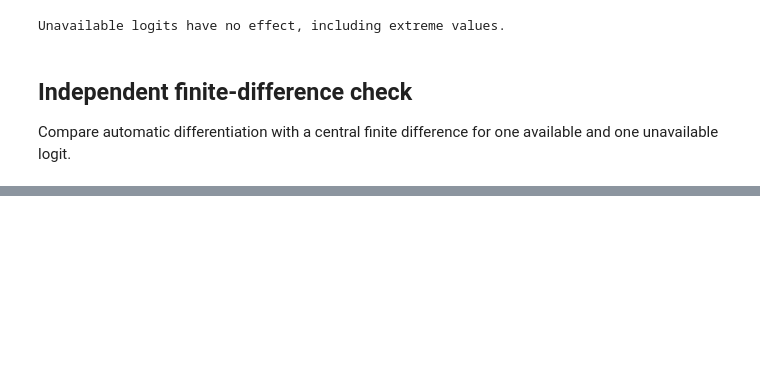
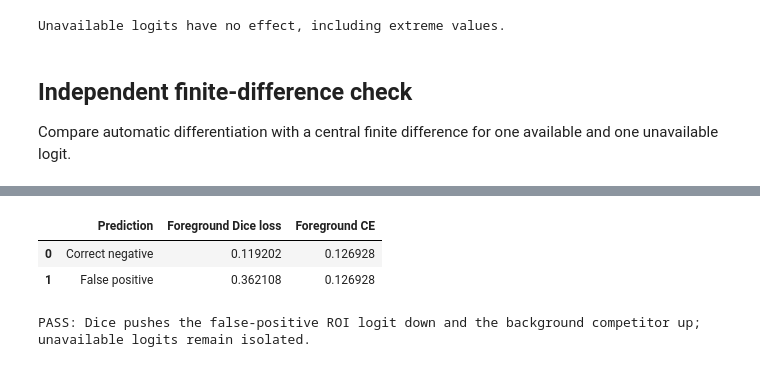
Before and after one commit to MarcelloDeSalvo/RNET3D, a Jupyter notebook: notebook/check_partial_label_loss_gradient.ipynb, the cells around one changed output, grey strips where cells are left out. Drawn from its saved outputs; the diff is of its cells as text; code cells hidden in the pictures; blank space fills up the shorter version.

```diff
--- a/notebook/check_partial_label_loss_gradient.ipynb
+++ b/notebook/check_partial_label_loss_gradient.ipynb
@@ -205,0 +222,36 @@ PASS: fully annotated equivalence, unknown voxels, mixed annotations, and graph-
+# %%
+negative_target = tf.constant([[[[[0., 1., -1.], [1., 0., -1.]]]]])
+clean_logits = np.array([[[[[0., 2., 100.], [2., 0., 100.]]]]], dtype=np.float32)
+false_positive_logits = np.array([[[[[0., 2., 100.], [0., 2., 100.]]]]], dtype=np.float32)
+
+clean_dice = float(dice_only(negative_target, clean_logits).numpy())
+false_logits = tf.Variable(false_positive_logits)
+with tf.GradientTape() as tape:
+    false_dice_value = dice_only(negative_target, false_logits)
+false_gradient = tape.gradient(false_dice_value, false_logits).numpy()
+false_dice = float(false_dice_value.numpy())
+clean_ce = float(ce_only(negative_target, clean_logits).numpy())
+false_ce = float(ce_only(negative_target, false_positive_logits).numpy())
+
+assert false_dice > clean_dice
+assert false_gradient[0, 0, 0, 1, 1] > 0
+assert false_gradient[0, 0, 0, 1, 0] < 0
+np.testing.assert_array_equal(false_gradient[..., 2], 0)
+np.testing.assert_allclose(false_ce, clean_ce)
+
+negative_comparison = pd.DataFrame({
+    "Prediction": ["Correct negative", "False positive"],
+    "Foreground Dice loss": [clean_dice, false_dice],
+    "Foreground CE": [clean_ce, false_ce],
+})
+display(negative_comparison)
+negative_figure = go.Figure()
+negative_figure.add_bar(x=negative_comparison["Prediction"], y=negative_comparison["Foreground Dice loss"], name="Dice loss")
+negative_figure.update_layout(title="Known ROI negatives retain false-positive supervision", yaxis_title="Foreground Dice loss")
+negative_figure.show(renderer=renderer)
+print("PASS: Dice pushes the false-positive ROI logit down and the background competitor up; unavailable logits remain isolated.")
+# %% [output]
+|  | Prediction | Foreground Dice loss | Foreground CE |
+| 0 | Correct negative | 0.119202 | 0.126928 |
+| 1 | False positive | 0.362108 | 0.126928 |
+PASS: Dice pushes the false-positive ROI logit down and the background competitor up; unavailable logits remain isolated.
```
Also changed, not shown: parts of 14 cells of this notebook, 51 other files.
